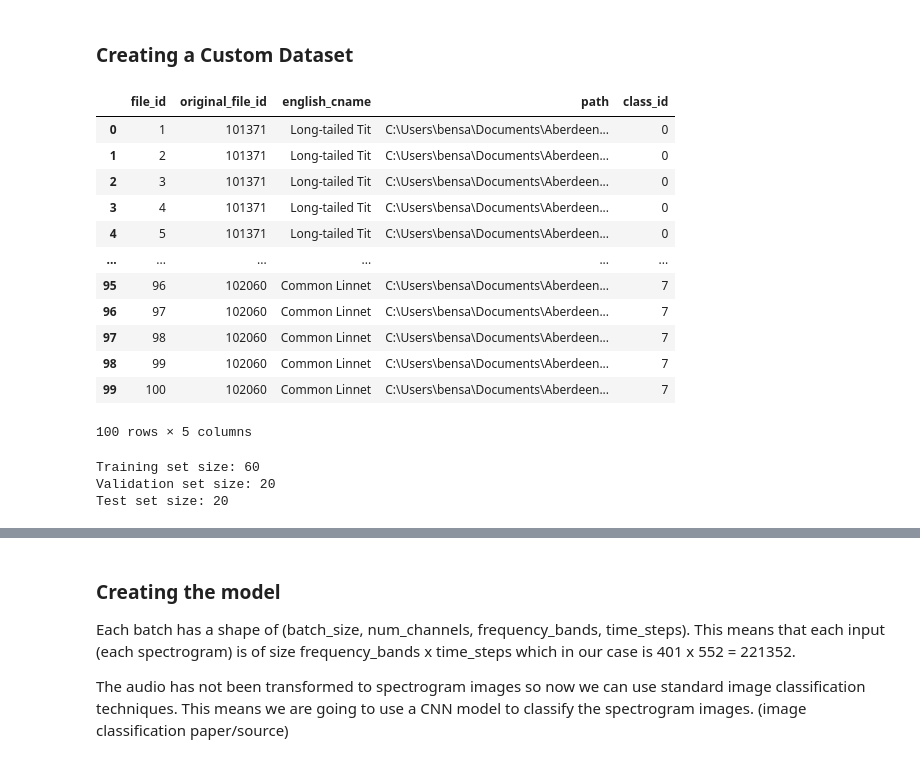
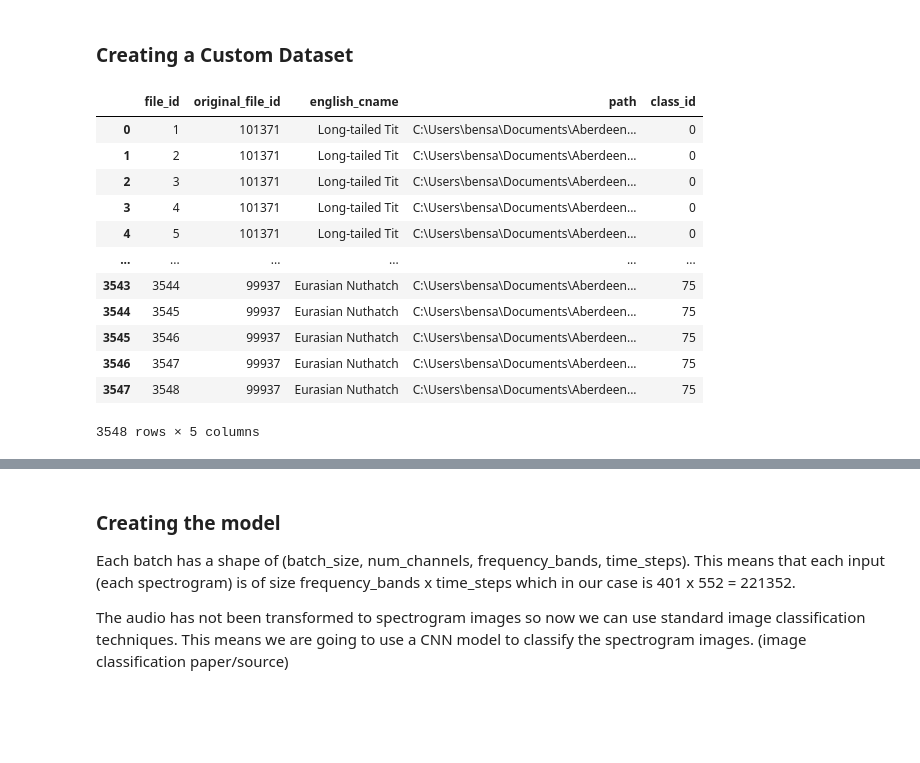
Before and after one commit to Ben-Temming/BirdClassification, a Jupyter notebook: ModelTraining.ipynb, the cells around one changed output, grey strips where cells are left out. Drawn from its saved outputs; the diff is of its cells as text; code cells hidden in the pictures; blank space fills up the shorter version.

```diff
--- a/ModelTraining.ipynb
+++ b/ModelTraining.ipynb
@@ -41,43 +44,21 @@ Cached:    0.0 GB
 # %%
 #load metadata df
 current_dir = os.getcwd()
 file_name = "Dataset\\metadata.csv"
 file_path = os.path.join(current_dir, file_name)
 df_metadata = pd.read_csv(file_path)
-#test
-df_metadata = df_metadata.head(100)
 display(df_metadata)
 # %% [output]
 |  | file_id | original_file_id | english_cname | path | class_id |
 | 0 | 1 | 101371 | Long-tailed Tit | C:\Users\bensa\Documents\Aberdeen... | 0 |
 | 1 | 2 | 101371 | Long-tailed Tit | C:\Users\bensa\Documents\Aberdeen... | 0 |
 | 2 | 3 | 101371 | Long-tailed Tit | C:\Users\bensa\Documents\Aberdeen... | 0 |
 | 3 | 4 | 101371 | Long-tailed Tit | C:\Users\bensa\Documents\Aberdeen... | 0 |
 | 4 | 5 | 101371 | Long-tailed Tit | C:\Users\bensa\Documents\Aberdeen... | 0 |
 | ... | ... | ... | ... | ... | ... |
-| 95 | 96 | 102060 | Common Linnet | C:\Users\bensa\Documents\Aberdeen... | 7 |
-| 96 | 97 | 102060 | Common Linnet | C:\Users\bensa\Documents\Aberdeen... | 7 |
-| 97 | 98 | 102060 | Common Linnet | C:\Users\bensa\Documents\Aberdeen... | 7 |
-| 98 | 99 | 102060 | Common Linnet | C:\Users\bensa\Documents\Aberdeen... | 7 |
-| 99 | 100 | 102060 | Common Linnet | C:\Users\bensa\Documents\Aberdeen... | 7 |
+| 3543 | 3544 | 99937 | Eurasian Nuthatch | C:\Users\bensa\Documents\Aberdeen... | 75 |
+| 3544 | 3545 | 99937 | Eurasian Nuthatch | C:\Users\bensa\Documents\Aberdeen... | 75 |
+| 3545 | 3546 | 99937 | Eurasian Nuthatch | C:\Users\bensa\Documents\Aberdeen... | 75 |
+| 3546 | 3547 | 99937 | Eurasian Nuthatch | C:\Users\bensa\Documents\Aberdeen... | 75 |
+| 3547 | 3548 | 99937 | Eurasian Nuthatch | C:\Users\bensa\Documents\Aberdeen... | 75 |
-100 rows × 5 columns
+3548 rows × 5 columns
-# %%
-#create a dataset
-birdsong_dataset = AudioDataSet(df_metadata=df_metadata)
-
-#create training, validation, and test set. (60, 20, 20) split
-train_size = int(0.6 * len(birdsong_dataset))
-val_size = int(0.2 * len(birdsong_dataset))
-test_size = len(birdsong_dataset) - train_size - val_size
-
-#use random_split to perform the split
-train_dataset, val_dataset, test_dataset = random_split(birdsong_dataset, [train_size, val_size, test_size])
-
-#print the lengths of each set
-print(f"Training set size: {len(train_dataset)}")
-print(f"Validation set size: {len(val_dataset)}")
-print(f"Test set size: {len(test_dataset)}")
-# %% [output]
-Training set size: 60
-Validation set size: 20
-Test set size: 20
```
Also changed, not shown: parts of 20 cells of this notebook.
